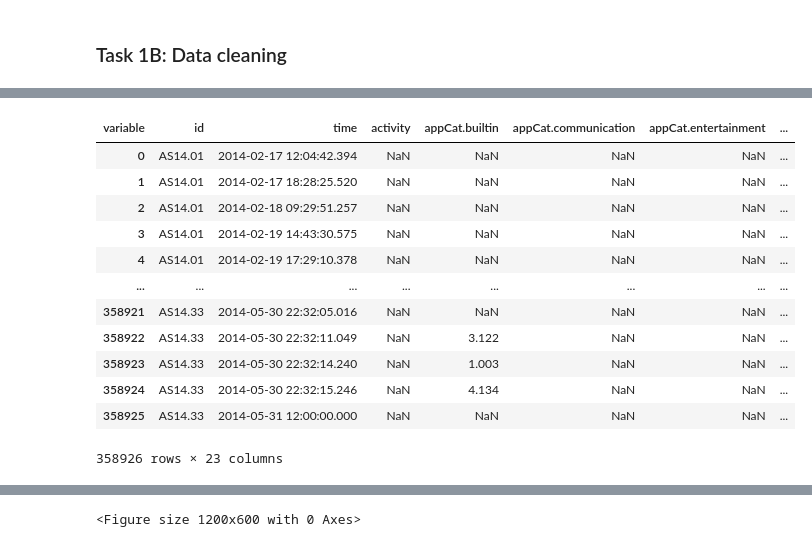
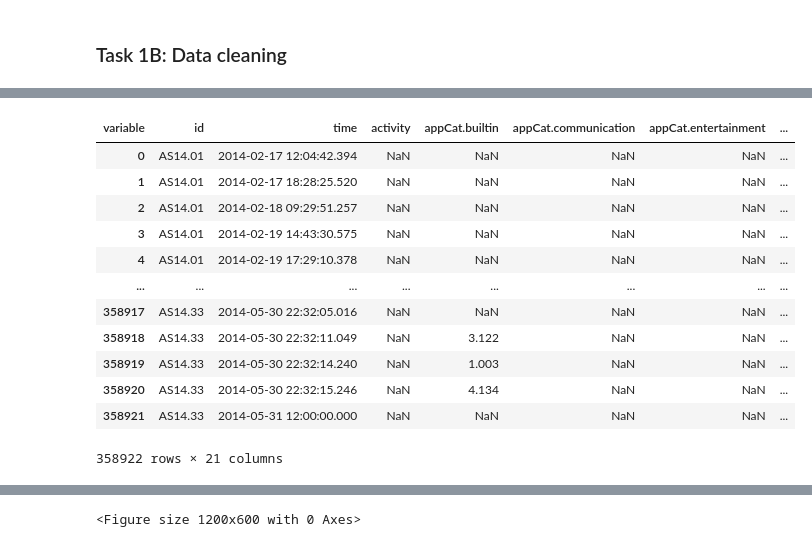
Before and after one commit to timmooren/DM1, a Jupyter notebook: DM1b.ipynb, the cells around one changed output, grey strips where cells are left out. Drawn from its saved outputs; the diff is of its cells as text; code cells hidden in the pictures.

```diff
--- a/DM1b.ipynb
+++ b/DM1b.ipynb
@@ -9,10 +7,5 @@ Importing plotly failed. Interactive plots will not work.
 # %%
 data = load_data()
+data = remove_incorrect_values(data)
 # %% [markdown]
 ### Task 1B: Data cleaning
-# %%
-# replace missing values with the mean of the variable for that id and day
-# data['value'] = data.groupby(['id', 'variable', data['time'].dt.date])['value'].transform(lambda x: x.fillna(x.mean()))
-# # replace missing values with the mean of the variable for that id
-data['value'] = data.groupby(['id', 'variable'])['value'].transform(lambda x: x.fillna(x.mean()))
-data
@@ -33,25 +12,24 @@ data
+# %%
+data = replace_missing_long(data)
 # %%
 # transform the data to wide format
 data = widen_data(data)
-# Extract hour and day information from the 'time' column
-data['hour'] = data['time'].dt.hour
-data['day'] = data['time'].dt.dayofweek
 
 data
 # %% [output]
 | variable | id | time | activity | appCat.builtin | appCat.communication | appCat.entertainment | ... |
 | 0 | AS14.01 | 2014-02-17 12:04:42.394 | NaN | NaN | NaN | NaN | ... |
 | 1 | AS14.01 | 2014-02-17 18:28:25.520 | NaN | NaN | NaN | NaN | ... |
 | 2 | AS14.01 | 2014-02-18 09:29:51.257 | NaN | NaN | NaN | NaN | ... |
 | 3 | AS14.01 | 2014-02-19 14:43:30.575 | NaN | NaN | NaN | NaN | ... |
 | 4 | AS14.01 | 2014-02-19 17:29:10.378 | NaN | NaN | NaN | NaN | ... |
 | ... | ... | ... | ... | ... | ... | ... | ... |
-| 358921 | AS14.33 | 2014-05-30 22:32:05.016 | NaN | NaN | NaN | NaN | ... |
-| 358922 | AS14.33 | 2014-05-30 22:32:11.049 | NaN | 3.122 | NaN | NaN | ... |
-| 358923 | AS14.33 | 2014-05-30 22:32:14.240 | NaN | 1.003 | NaN | NaN | ... |
-| 358924 | AS14.33 | 2014-05-30 22:32:15.246 | NaN | 4.134 | NaN | NaN | ... |
-| 358925 | AS14.33 | 2014-05-31 12:00:00.000 | NaN | NaN | NaN | NaN | ... |
+| 358917 | AS14.33 | 2014-05-30 22:32:05.016 | NaN | NaN | NaN | NaN | ... |
+| 358918 | AS14.33 | 2014-05-30 22:32:11.049 | NaN | 3.122 | NaN | NaN | ... |
+| 358919 | AS14.33 | 2014-05-30 22:32:14.240 | NaN | 1.003 | NaN | NaN | ... |
+| 358920 | AS14.33 | 2014-05-30 22:32:15.246 | NaN | 4.134 | NaN | NaN | ... |
+| 358921 | AS14.33 | 2014-05-31 12:00:00.000 | NaN | NaN | NaN | NaN | ... |
-358926 rows × 23 columns
+358922 rows × 21 columns
 # %%
 data.describe().transpose()
 # %% [output]
```
Also changed, not shown: parts of 14 cells of this notebook, 1 other file.
